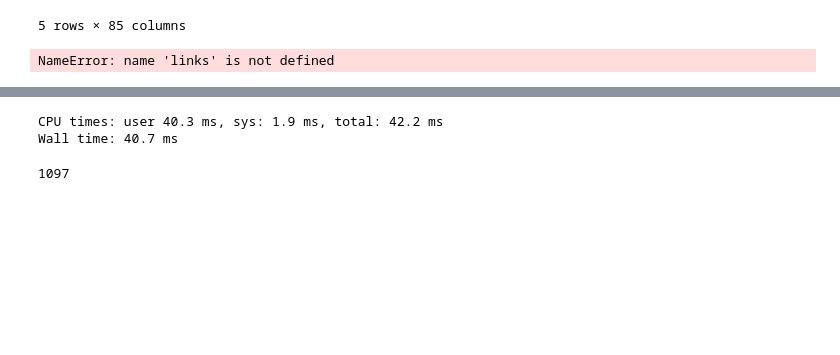
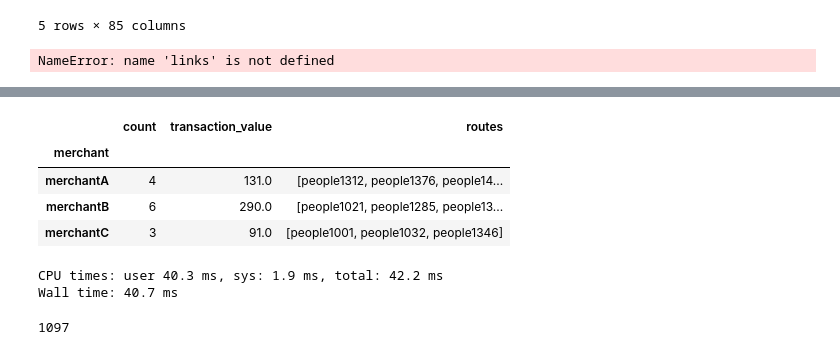
Before and after one commit to tbb9613/TQuery, a Jupyter notebook: JuypterNotebook/Generate and Transform Data.ipynb, the cells around one changed output, grey strips where cells are left out. Cells and saved outputs as stored; diff of their text form; code cells hidden in the pictures; blank space fills up the shorter version.

```diff
--- a/JuypterNotebook/Generate and Transform Data.ipynb
+++ b/JuypterNotebook/Generate and Transform Data.ipynb
@@ -547,4 +549,27 @@ Wall time: 17.7 ms
 5 rows × 91 columns
+# %%
+route_list = ["people1001", "people1021", "people1032","people1285","people1312", "people1343","people1346", "people1368", "people1376", "people1406", "people1416", "people1418", "people1442"]
+this_sequence = -1
+# MCC_name = "Drug Stores and Pharmacies"
+query_property = "merchant"
+query_property_list = [query_property, "transaction_value"]
+
+raw_step = this_sequence + left_alignment_pos
+merchant_series = shaped_routes[shaped_routes.index.isin(route_list)].xs((query_property, raw_step), axis = 1)
+tv_series = shaped_routes[shaped_routes.index.isin(route_list)].xs(("transaction_value", raw_step), axis = 1)
+merchant_raw = pd.concat([merchant_series, tv_series], axis = 1).droplevel(1, axis=1)
+merchant_groupby = merchant_raw.groupby(["merchant"])
+merchant_g = merchant_groupby.count().rename(columns = {"transaction_value": "count"})
+merchant_g["transaction_value"] = merchant_groupby.sum()
+merchant_g["routes"] = list(merchant_groupby.groups.values())
+merchant_g["routes"] = merchant_g["routes"].apply(lambda x: x.tolist())
+merchant_g
+# %% [output]
+|  | count | transaction_value | routes |
+| merchant |  |  |  |
+| merchantA | 4 | 131.0 | [people1312, people1376, people14... |
+| merchantB | 6 | 290.0 | [people1021, people1285, people13... |
+| merchantC | 3 | 91.0 | [people1001, people1032, people1346] |
 # %%
 %%time
 #time interval filter
```
Also changed, not shown: parts of 10 cells of this notebook, 6 other files.
